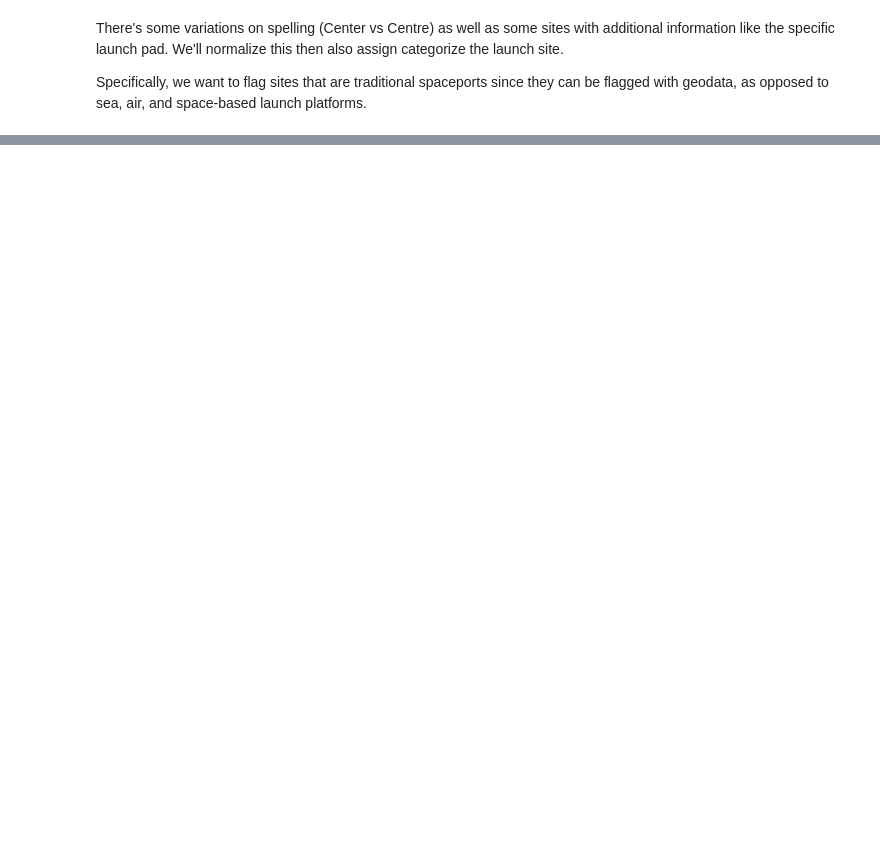
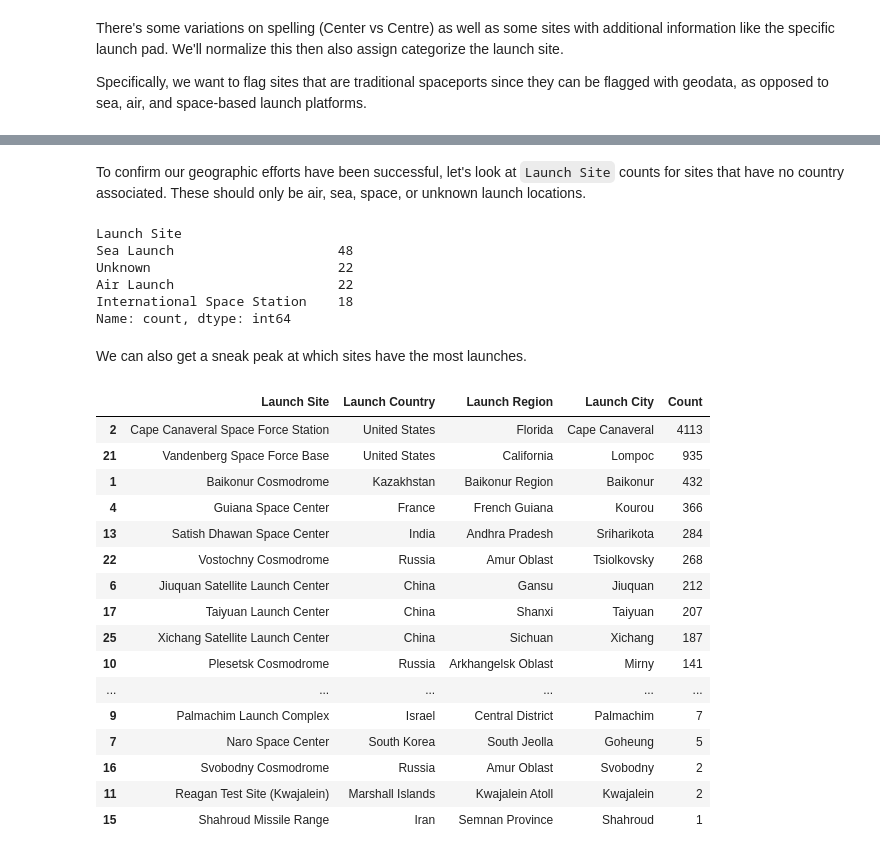
Before and after one commit to mmorache/ucs-satellite-data, a Jupyter notebook: ucs_satellite.ipynb, the cells around one changed output, grey strips where cells are left out. Drawn from its saved outputs; the diff is of its cells as text; code cells hidden in the pictures; blank space fills up the shorter version.

```diff
--- a/ucs_satellite.ipynb
+++ b/ucs_satellite.ipynb
@@ -1422,21 +1434,25 @@ def normalize_launch_site(site):
     if pd.isna(site):
         return ("Unknown", "Unknown")
 
-    s = site.strip()
+    s = str(site).strip()
 
-    if "International Space Station" in s: # Space-based
+    # Space-based
+    if "International Space Station" in s:
         return ("International Space Station", "Space-Based")
 
-    if s in {"Orbital ATK L-1011", "Stargazer L-1011", "Virgin Orbit"}: # Air launch
+    # Air launch
+    if s in {"Orbital ATK L-1011", "Stargazer L-1011", "Virgin Orbit"}:
         return ("Air Launch", "Air Launch")
 
-    if s in {"Sea Launch Odyssey", "Yellow Sea Launch Platform"}: # Sea launch
+    # Sea launch
+    if s in {"Sea Launch Odyssey", "Yellow Sea Launch Platform"}:
         return ("Sea Launch", "Sea Launch")
 
-    if s in {"Antares", "Cygnus", "FANTM-RAiL", "FANTM-RAiL [Xtenti]"}: # Clearly not a site (wrong field)
+    # Clearly not a site (wrong field)
+    if s in {"Antares", "Cygnus", "FANTM-RAiL", "FANTM-RAiL [Xtenti]"}:
         return ("Unknown", "Unknown")
 
-    # Geographic launch sites (pad-level detail intentionally collapsed)
+    # Geographic launch sites
     site_mapping = {
         "Cape Canaveral": "Cape Canaveral Space Force Station",
         "Vandeberg AFB": "Vandenberg Space Force Base",
@@ -1463,14 +1479,18 @@ def normalize_launch_site(site):
         "Kodiak Launch Complex": "Pacific Spaceport Complex – Alaska",
         "Kwajalein Island": "Reagan Test Site (Kwajalein)",
         "Shahroud Missile Range": "Shahroud Missile Range",
+        "Rocket Lab Launch Complex 1": "Rocket Lab Launch Complex",
+        "Rocket Lab Launch Complex 1B": "Rocket Lab Launch Complex",
     }
 
     normalized = site_mapping.get(s, s)
     return (normalized, "Geographic")
 
-    df[["Launch Site", "Launch Site Type"]] = (
-    df["Launch Site"]
-        .apply(lambda x: pd.Series(normalize_launch_site(x)))
+
+# Apply normalization to create/overwrite Launch Site and Launch Site Type
+df[["Launch Site", "Launch Site Type"]] = (
+    df["Launch Site"].apply(lambda x: pd.Series(normalize_launch_site(x)))
 )
 
+# Quick check
 df["Launch Site Type"].value_counts()
@@ -1483,14 +1529,4 @@ for site in sorted(df_cols_cleaned["Launch Site"].dropna().unique()):
 # %%
-# Add geographic metadata for Launch Sites
-# ---------------------------------------
-
-import pandas as pd
-
-df_cols_cleaned["Launch Site"] = df_cols_cleaned["Launch Site"].replace({
-    "Rocket Lab Launch Complex 1": "Rocket Lab Launch Complex",
-    "Rocket Lab Launch Complex 1B": "Rocket Lab Launch Complex",
-})
-
 launch_site_geo = {
     "Baikonur Cosmodrome": ("Kazakhstan", "Baikonur Region", "Baikonur"),
     "Cape Canaveral Space Force Station": ("United States", "Florida", "Cape Canaveral"),
@@ -1516,29 +1552,54 @@ launch_site_geo = {
     "Xichang Satellite Launch Center": ("China", "Sichuan", "Xichang"),
 }
 
-df_cols_cleaned[["Launch Country", "Launch Region", "Launch City"]] = (
-    df_cols_cleaned["Launch Site"]
+df[["Launch Country", "Launch Region", "Launch City"]] = (
+    df["Launch Site"]
         .map(lambda s: launch_site_geo.get(s, (pd.NA, pd.NA, pd.NA)))
         .apply(pd.Series)
 )
+# %% [markdown]
+To confirm our geographic efforts have been successful, let's look at `Launch Site` counts for sites that have no country associated. These should only be air, sea, space, or unknown launch locations.
 # %%
-# Check which sites do not have geo data
-df_cols_cleaned[
-    df_cols_cleaned["Launch Country"].isna()
+df[
+    df["Launch Country"].isna()
 ]["Launch Site"].value_counts()
+# %% [output]
+Launch Site
+Sea Launch                     48
+Unknown                        22
+Air Launch                     22
+International Space Station    18
+Name: count, dtype: int64
+# %% [markdown]
+We can also get a sneak peak at which sites have the most launches.
 # %%
-# Count records by full launch location combination
-# ------------------------------------------------
-
 launch_location_counts = (
-    df_cols_cleaned
+    df
         .groupby(
             ["Launch Site", "Launch Country", "Launch Region", "Launch City"],
             dropna=False
         )
         .size()
         .reset_index(name="Count")
         .sort_values("Count", ascending=False)
 )
 
 launch_location_counts
+# %% [output]
+|  | Launch Site | Launch Country | Launch Region | Launch City | Count |
+| 2 | Cape Canaveral Space Force Station | United States | Florida | Cape Canaveral | 4113 |
+| 21 | Vandenberg Space Force Base | United States | California | Lompoc | 935 |
+| 1 | Baikonur Cosmodrome | Kazakhstan | Baikonur Region | Baikonur | 432 |
+| 4 | Guiana Space Center | France | French Guiana | Kourou | 366 |
+| 13 | Satish Dhawan Space Center | India | Andhra Pradesh | Sriharikota | 284 |
+| 22 | Vostochny Cosmodrome | Russia | Amur Oblast | Tsiolkovsky | 268 |
+| 6 | Jiuquan Satellite Launch Center | China | Gansu | Jiuquan | 212 |
+| 17 | Taiyuan Launch Center | China | Shanxi | Taiyuan | 207 |
+| 25 | Xichang Satellite Launch Center | China | Sichuan | Xichang | 187 |
+| 10 | Plesetsk Cosmodrome | Russia | Arkhangelsk Oblast | Mirny | 141 |
+| ... | ... | ... | ... | ... | ... |
+| 9 | Palmachim Launch Complex | Israel | Central District | Palmachim | 7 |
+| 7 | Naro Space Center | South Korea | South Jeolla | Goheung | 5 |
+| 16 | Svobodny Cosmodrome | Russia | Amur Oblast | Svobodny | 2 |
+| 11 | Reagan Test Site (Kwajalein) | Marshall Islands | Kwajalein Atoll | Kwajalein | 2 |
+| 15 | Shahroud Missile Range | Iran | Semnan Province | Shahroud | 1 |
```
Also changed, not shown: parts of 20 cells of this notebook, 1 other file.
